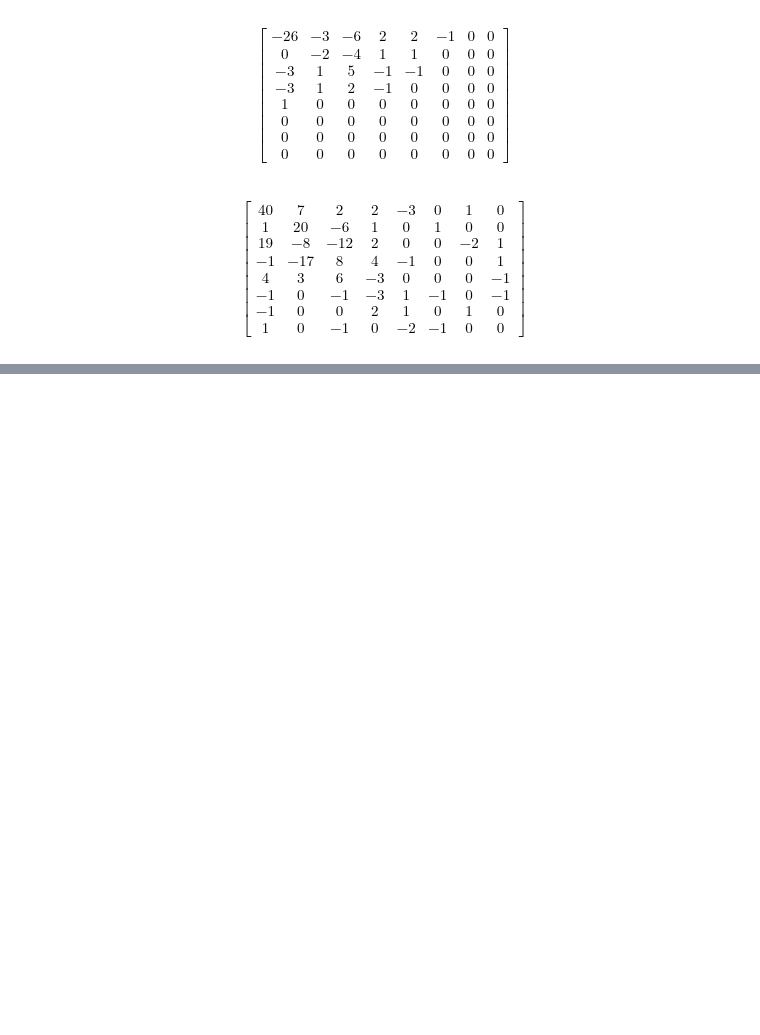
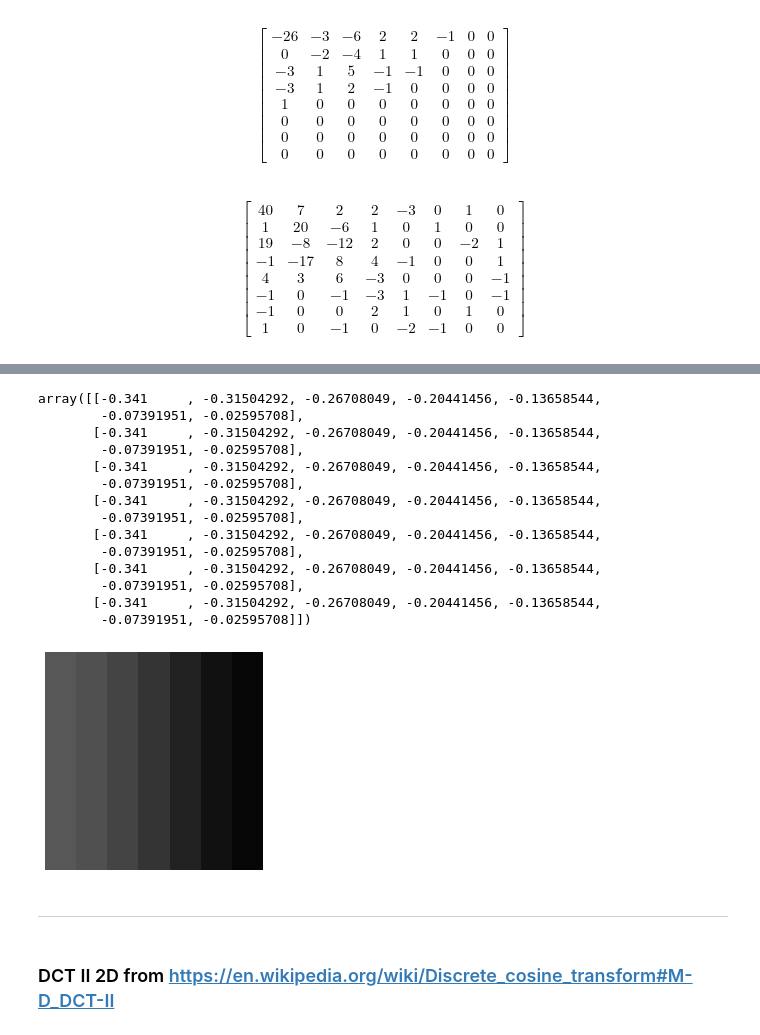
Before and after one commit to andiwinata/image-compression-talk, a Jupyter notebook: Notebook.ipynb, the cells around one changed output, grey strips where cells are left out. Drawn from its saved outputs; the diff is of its cells as text; code cells hidden in the pictures; blank space fills up the shorter version.

```diff
--- a/Notebook.ipynb
+++ b/Notebook.ipynb
@@ -160,0 +260,31 @@ array_to_latex_matrix(jpg_low_color_result.astype(int))
+# %%
+def multiply_dct_pattern(pattern, val):
+    # From https://stackoverflow.com/a/3823822/4162778
+    (vmin, vmax) = (-1, 0) if val < 0 else (1, 0)
+    cmap = 'gray_r' if val < 0 else 'gray'
+    r = pattern * val
+    plt.axis('off')
+    plt.imshow(r, cmap=cmap, vmin=vmin, vmax=vmax)
+    return r
+# %%
+multiply_dct_pattern(show_dct_pattern(1, 0), -0.341)
+# %% [output]
+array([[-0.341     , -0.31504292, -0.26708049, -0.20441456, -0.13658544,
+        -0.07391951, -0.02595708],
+       [-0.341     , -0.31504292, -0.26708049, -0.20441456, -0.13658544,
+        -0.07391951, -0.02595708],
+       [-0.341     , -0.31504292, -0.26708049, -0.20441456, -0.13658544,
+        -0.07391951, -0.02595708],
+       [-0.341     , -0.31504292, -0.26708049, -0.20441456, -0.13658544,
+        -0.07391951, -0.02595708],
+       [-0.341     , -0.31504292, -0.26708049, -0.20441456, -0.13658544,
+        -0.07391951, -0.02595708],
+       [-0.341     , -0.31504292, -0.26708049, -0.20441456, -0.13658544,
+        -0.07391951, -0.02595708],
+       [-0.341     , -0.31504292, -0.26708049, -0.20441456, -0.13658544,
+        -0.07391951, -0.02595708]])
+[figure, added]
+# %% [markdown]
+---
+# %% [markdown]
+### DCT II 2D from https://en.wikipedia.org/wiki/Discrete_cosine_transform#M-D_DCT-II
```
Also changed, not shown: parts of 21 cells of this notebook, 1 other file.
